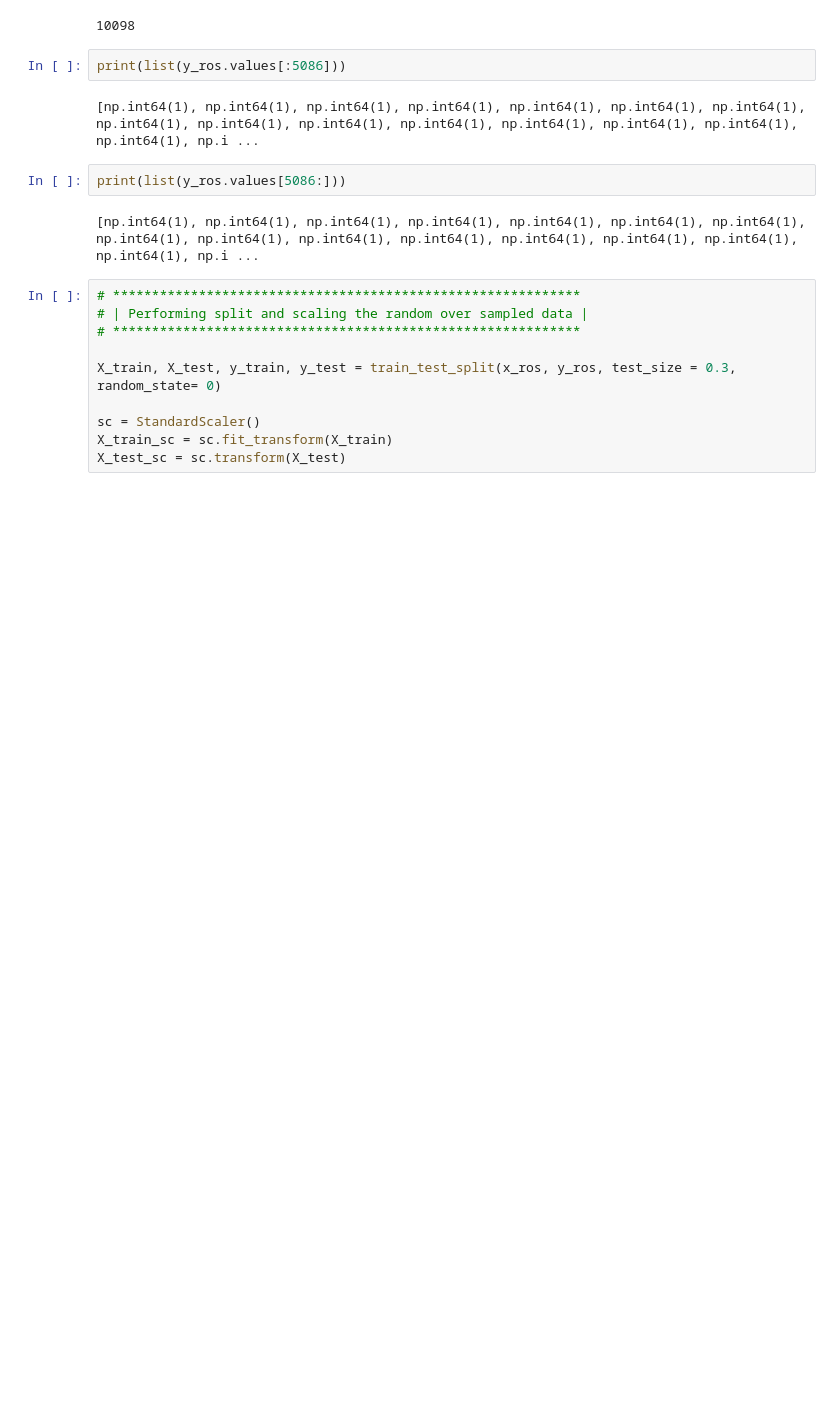
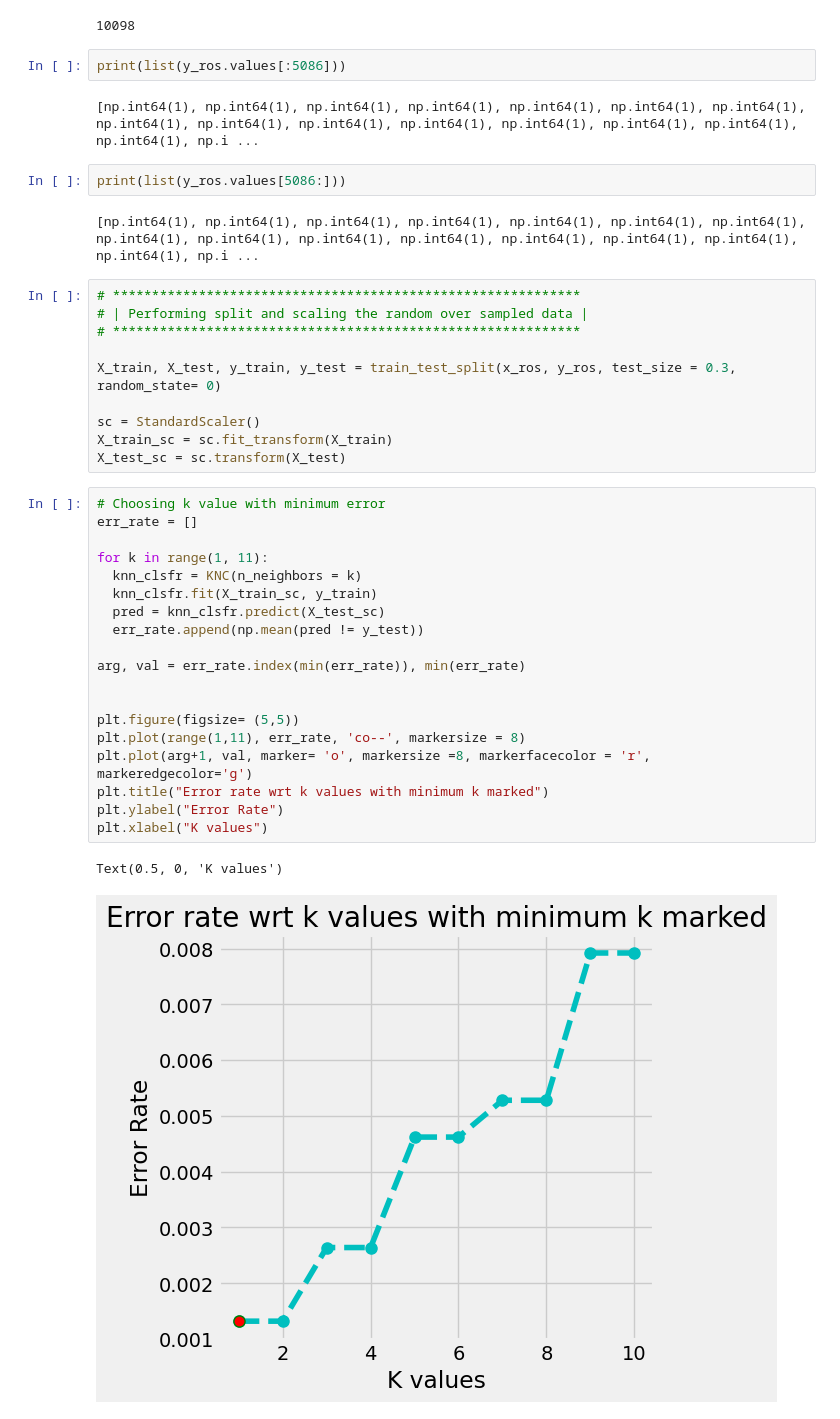
Before and after one commit to mahursh/Exoplanets_Hunting_with_ML, a Jupyter notebook: Exoplanets_.ipynb, the cells around one changed output. Saved outputs shown, nothing was run; the diff lists cells and outputs as text; blank space fills up the shorter version.

```diff
--- a/Exoplanets_.ipynb
+++ b/Exoplanets_.ipynb
@@ -426,3 +426,25 @@ X_train, X_test, y_train, y_test = train_test_split(x_ros, y_ros, test_size = 0.
 sc = StandardScaler()
 X_train_sc = sc.fit_transform(X_train)
 X_test_sc = sc.transform(X_test)
+# %%
+# Choosing k value with minimum error
+err_rate = []
+
+for k in range(1, 11):
+  knn_clsfr = KNC(n_neighbors = k)
+  knn_clsfr.fit(X_train_sc, y_train)
+  pred = knn_clsfr.predict(X_test_sc)
+  err_rate.append(np.mean(pred != y_test))
+
+arg, val = err_rate.index(min(err_rate)), min(err_rate)
+
+
+plt.figure(figsize= (5,5))
+plt.plot(range(1,11), err_rate, 'co--', markersize = 8)
+plt.plot(arg+1, val, marker= 'o', markersize =8, markerfacecolor = 'r', markeredgecolor='g')
+plt.title("Error rate wrt k values with minimum k marked")
+plt.ylabel("Error Rate")
+plt.xlabel("K values")
+# %% [output]
+Text(0.5, 0, 'K values')
+[figure, added]
```
Also changed, not shown: parts of 1 cell of this notebook.
